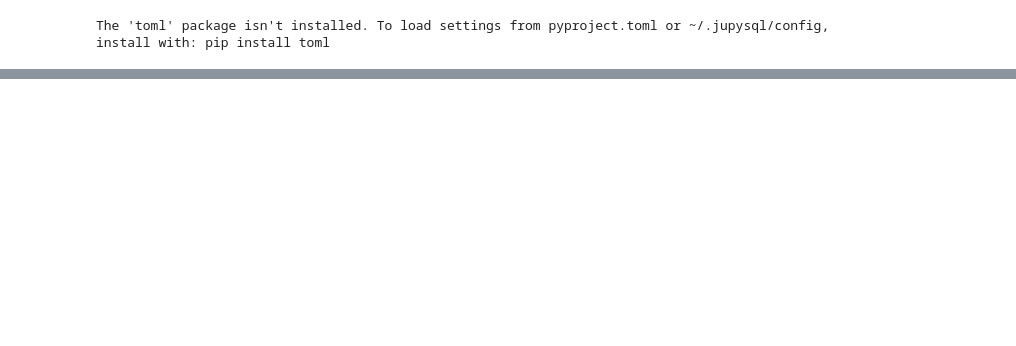
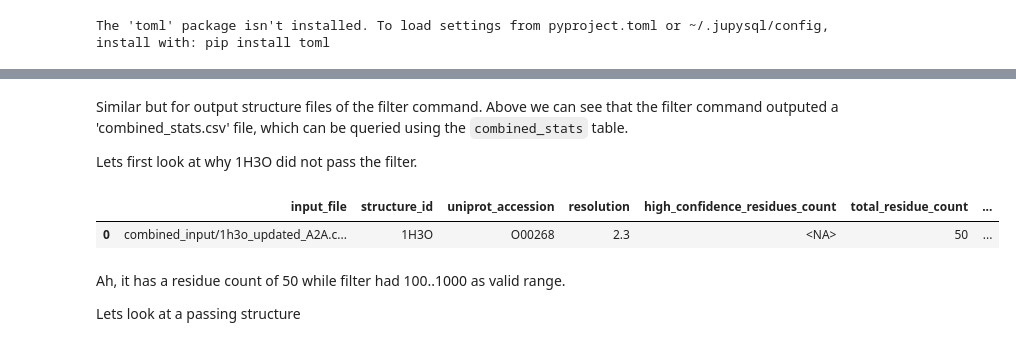
Before and after one commit to haddocking/protein-detective, a Jupyter notebook: docs/meta.ipynb, the cells around one changed output, grey strips where cells are left out. Saved outputs shown, nothing was run; the diff lists cells and outputs as text; code cells hidden in the pictures; blank space fills up the shorter version.

```diff
--- a/docs/meta.ipynb
+++ b/docs/meta.ipynb
@@ -41,0 +214,14 @@ The 'toml' package isn't installed. To load settings from pyproject.toml or ~/.j
+# %% [markdown]
+Similar but for output structure files of the filter command. Above we can see that the filter command outputed a 'combined_stats.csv' file, which can be queried using the `combined_stats` table.
+
+Lets first look at why 1H3O did not pass the filter.
+# %%
+%%sql
+SELECT * FROM combined_stats WHERE structure_id ='1H3O';
+# %% [output]
+|  | input_file | structure_id | uniprot_accession | resolution | high_confidence_residues_count | total_residue_count | ... |
+| 0 | combined_input/1h3o_updated_A2A.c... | 1H3O | O00268 | 2.3 | <NA> | 50 | ... |
+# %% [markdown]
+Ah, it has a residue count of 50 while filter had 100..1000 as valid range.
+
+Lets look at a passing structure
```
Also changed, not shown: parts of 15 cells of this notebook, 2 other files.
